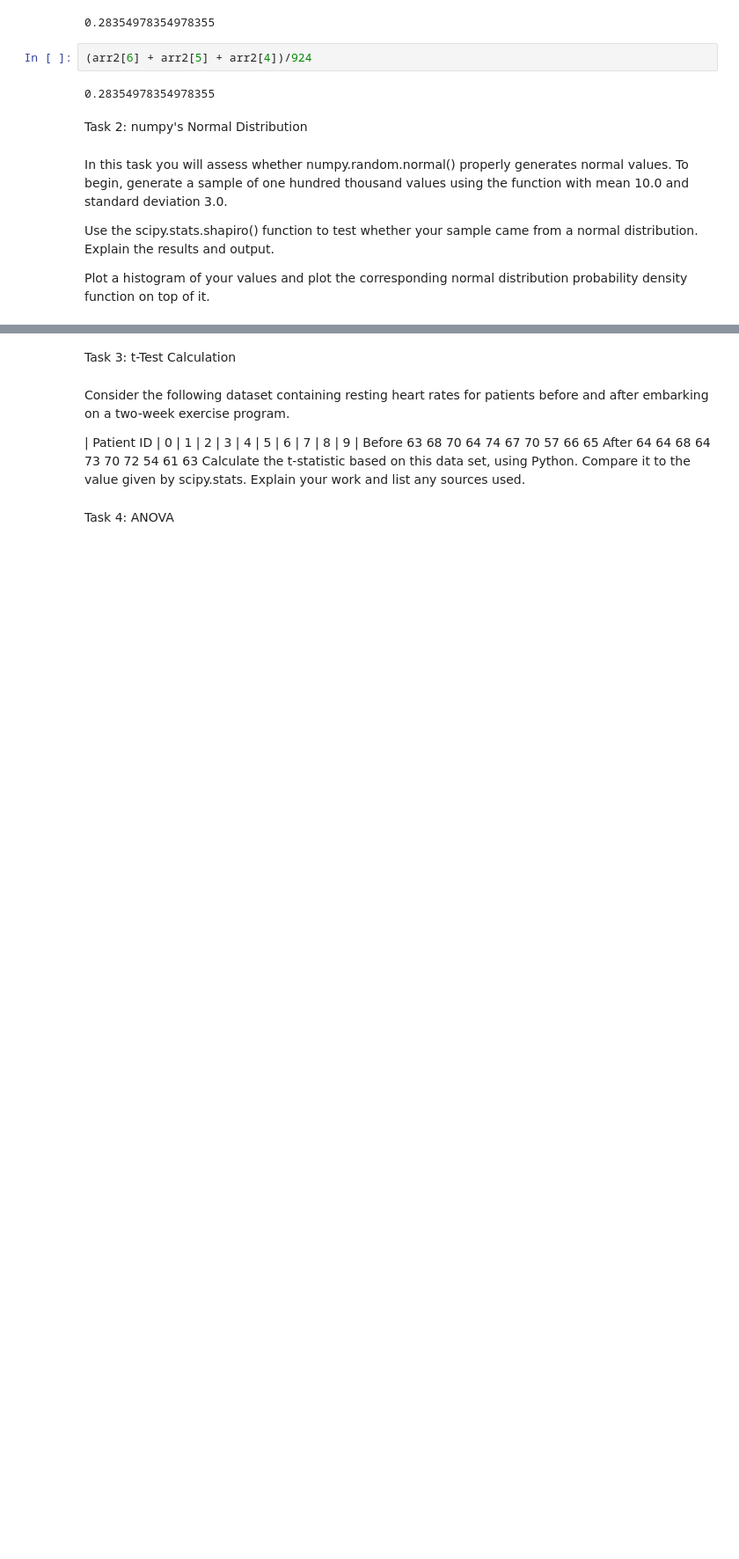
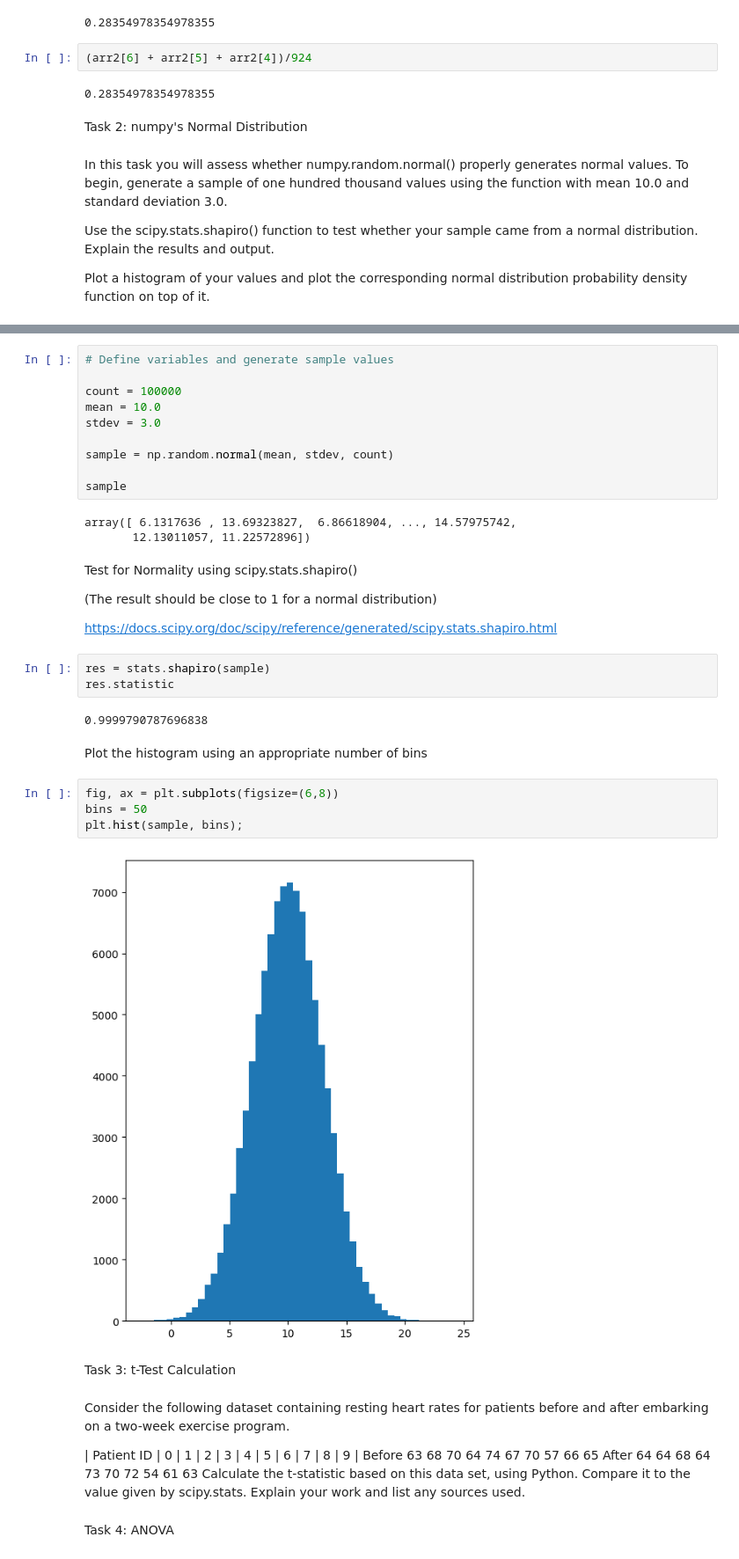
Before and after one commit to PeeBs68/applied_statistics, a Jupyter notebook: tasks.ipynb, the cells around one changed output, grey strips where cells are left out. Shown: that part at 88% size. Cells and saved outputs as stored; diff of their text form; blank space fills up the shorter version.

```diff
--- a/tasks.ipynb
+++ b/tasks.ipynb
@@ -211,3 +215,35 @@ Plot a histogram of your values and plot the corresponding normal distribution p
+# %%
+# Define variables and generate sample values
+
+count = 100000
+mean = 10.0
+stdev = 3.0
+
+sample = np.random.normal(mean, stdev, count)
+
+sample
+# %% [output]
+array([ 6.1317636 , 13.69323827,  6.86618904, ..., 14.57975742,
+       12.13011057, 11.22572896])
+# %% [markdown]
+Test for Normality using scipy.stats.shapiro()
+
+(The result should be close to 1 for a normal distribution)
+
+https://docs.scipy.org/doc/scipy/reference/generated/scipy.stats.shapiro.html
+# %%
+res = stats.shapiro(sample)
+res.statistic
+# %% [output]
+0.9999790787696838
+# %% [markdown]
+Plot the histogram using an appropriate number of bins
+# %%
+fig, ax = plt.subplots(figsize=(6,8))
+bins = 50
+plt.hist(sample, bins);
+# %% [output]
+[figure, added]
 # %% [markdown]
 Task 3: t-Test Calculation
 # %% [markdown]
```
Also changed, not shown: parts of 6 cells of this notebook.
